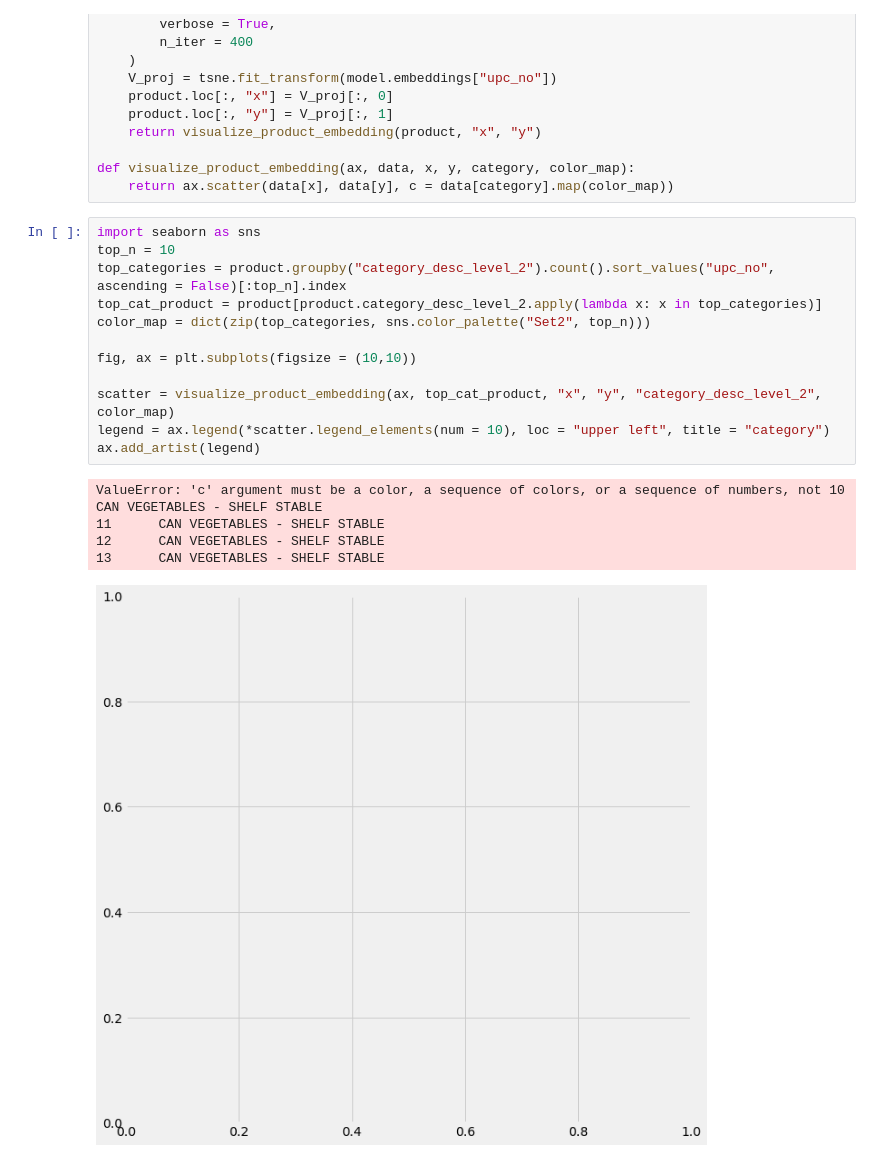
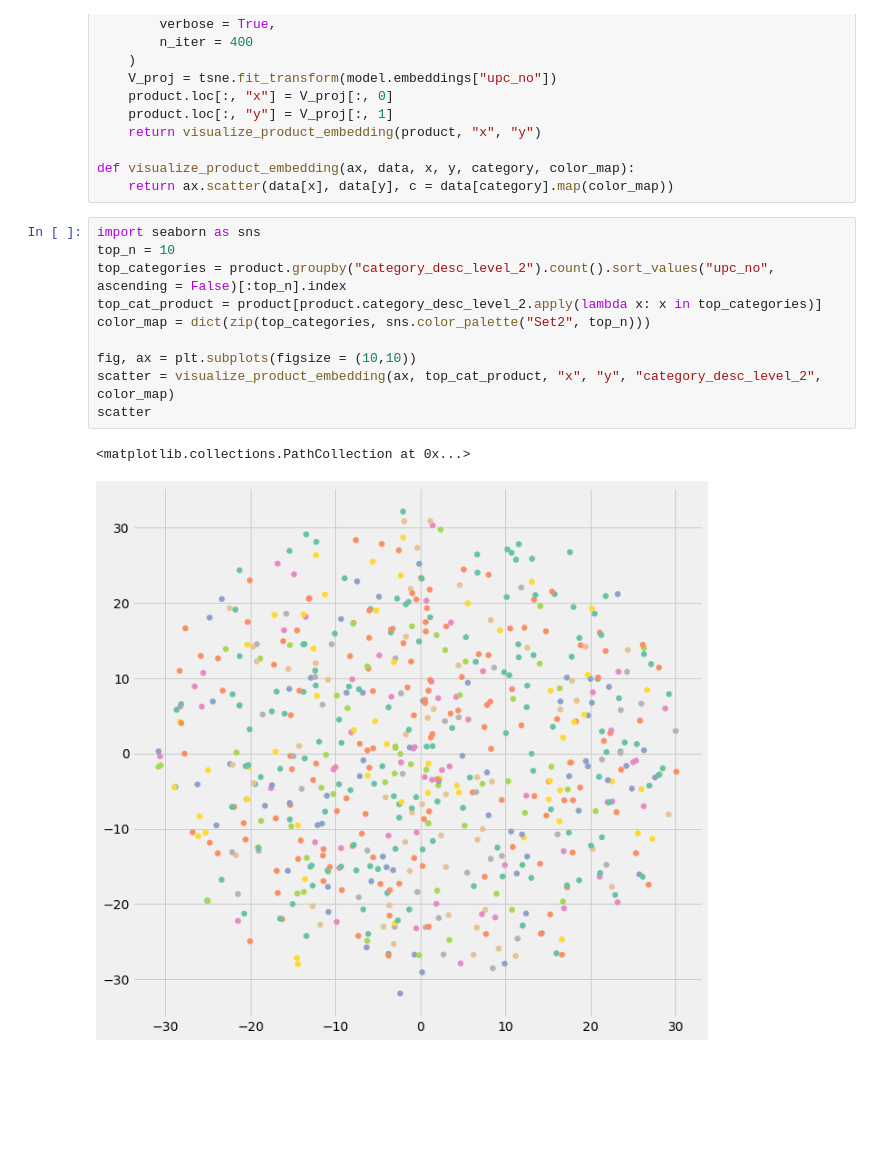
Before and after one commit to bridgecrew-perf6/ml-deployment-coe, a Jupyter notebook: projects/embedding_example/algorithm/Recommendation System.ipynb, the cells around one changed output. Drawn from its saved outputs; the diff is of its cells as text; blank space fills up the shorter version.

Commit message:
fixed graph error

```diff
--- a/projects/embedding_example/algorithm/Recommendation System.ipynb
+++ b/projects/embedding_example/algorithm/Recommendation System.ipynb
@@ -505,18 +500,13 @@ def visualize_product_embedding(ax, data, x, y, category, color_map):
 # %%
 import seaborn as sns
 top_n = 10
 top_categories = product.groupby("category_desc_level_2").count().sort_values("upc_no", ascending = False)[:top_n].index
 top_cat_product = product[product.category_desc_level_2.apply(lambda x: x in top_categories)]
 color_map = dict(zip(top_categories, sns.color_palette("Set2", top_n)))
 
 fig, ax = plt.subplots(figsize = (10,10))
-
 scatter = visualize_product_embedding(ax, top_cat_product, "x", "y", "category_desc_level_2", color_map)
-legend = ax.legend(*scatter.legend_elements(num = 10), loc = "upper left", title = "category")
-ax.add_artist(legend)
+scatter
 # %% [output]
-ValueError: 'c' argument must be a color, a sequence of colors, or a sequence of numbers, not 10      CAN VEGETABLES - SHELF STABLE
-11      CAN VEGETABLES - SHELF STABLE
-12      CAN VEGETABLES - SHELF STABLE
-13      CAN VEGETABLES - SHELF STABLE
+<matplotlib.collections.PathCollection at 0x...>
-[figure, old version]
+[figure, new version]
```
Also changed, not shown: parts of 1 cell of this notebook.
